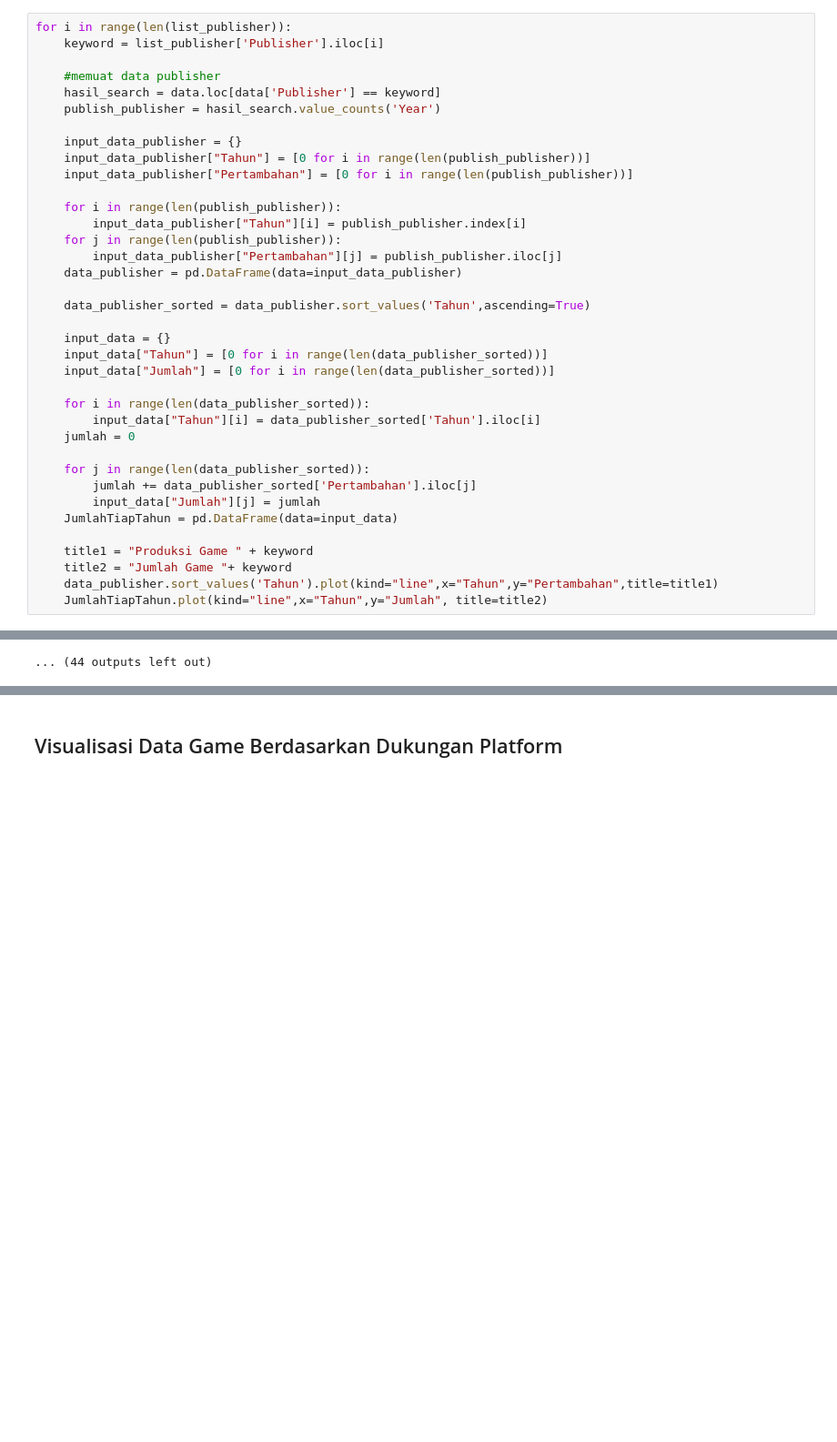
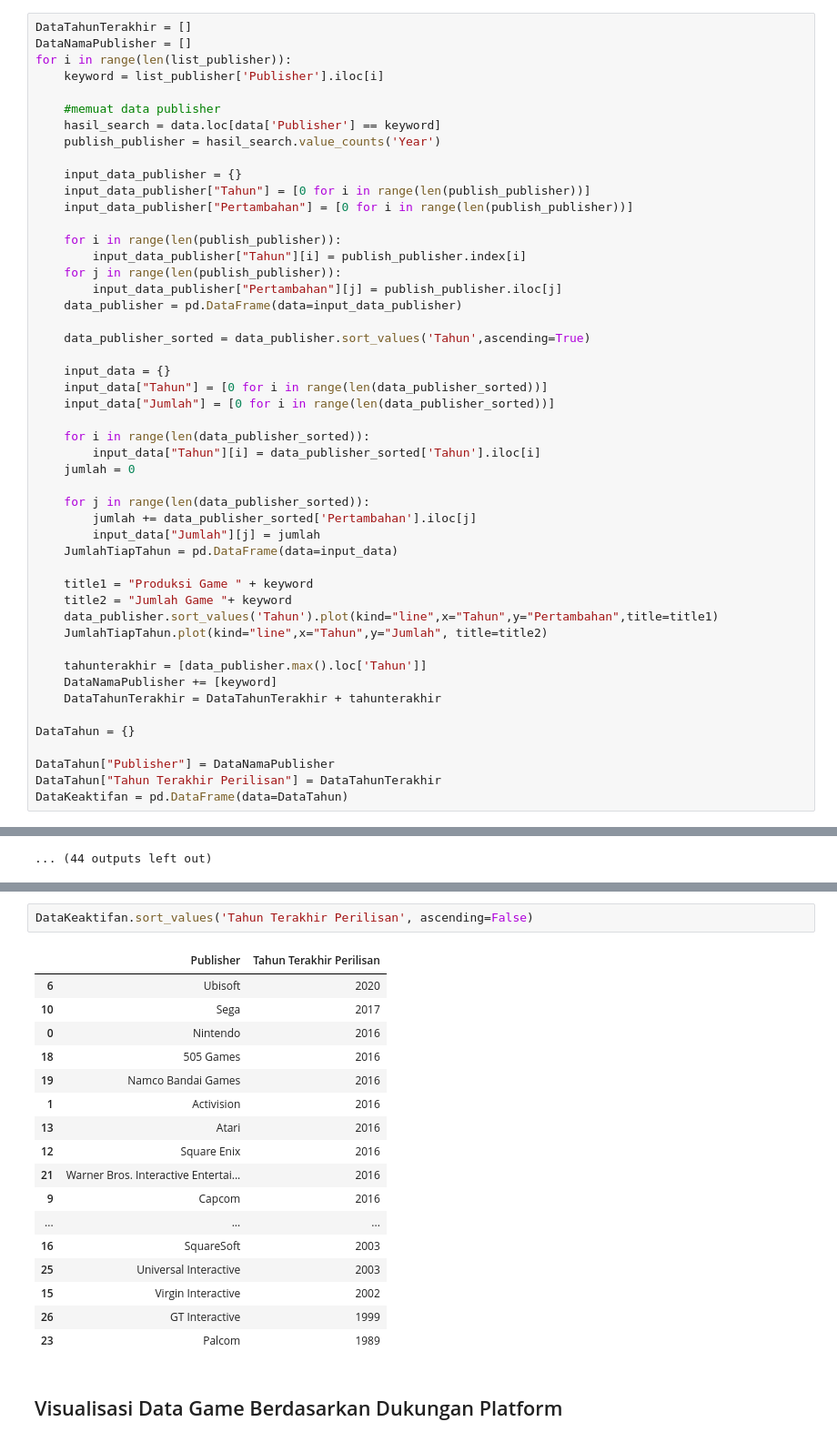
Before and after one commit to Astha47/Tugas-Besar-Analisis-Data-Kelompok-8, a Jupyter notebook: Main.ipynb, the cells around one changed output, grey strips where cells are left out. Shown at 91% size. Saved outputs shown, nothing was run; the diff lists cells and outputs as text; blank space fills up the shorter version.

Commit message:
Penambahan visualisasi data berdasarkan keaktivan publisher

```diff
--- a/Main.ipynb
+++ b/Main.ipynb
@@ -459,6 +463,8 @@ JumlahTiapTahun.plot(kind="line",x="Tahun",y="Jumlah", title=title2)
 # %% [markdown]
 ### Visualisasi Data Produksi Tiap Publisher
 # %%
+DataTahunTerakhir = []
+DataNamaPublisher = []
 for i in range(len(list_publisher)):
     keyword = list_publisher['Publisher'].iloc[i]
 
@@ -495,6 +501,16 @@ for i in range(len(list_publisher)):
     title2 = "Jumlah Game "+ keyword
     data_publisher.sort_values('Tahun').plot(kind="line",x="Tahun",y="Pertambahan",title=title1)
     JumlahTiapTahun.plot(kind="line",x="Tahun",y="Jumlah", title=title2)
+
+    tahunterakhir = [data_publisher.max().loc['Tahun']]
+    DataNamaPublisher += [keyword]
+    DataTahunTerakhir = DataTahunTerakhir + tahunterakhir
+
+DataTahun = {}
+
+DataTahun["Publisher"] = DataNamaPublisher
+DataTahun["Tahun Terakhir Perilisan"] = DataTahunTerakhir
+DataKeaktifan = pd.DataFrame(data=DataTahun)
 # %% [output]
 [figure]
 [figure]
@@ -512,3 +530,23 @@ for i in range(len(list_publisher)):
+# %%
+DataKeaktifan.sort_values('Tahun Terakhir Perilisan', ascending=False)
+# %% [output]
+|  | Publisher | Tahun Terakhir Perilisan |
+| 6 | Ubisoft | 2020 |
+| 10 | Sega | 2017 |
+| 0 | Nintendo | 2016 |
+| 18 | 505 Games | 2016 |
+| 19 | Namco Bandai Games | 2016 |
+| 1 | Activision | 2016 |
+| 13 | Atari | 2016 |
+| 12 | Square Enix | 2016 |
+| 21 | Warner Bros. Interactive Entertai... | 2016 |
+| 9 | Capcom | 2016 |
+| ... | ... | ... |
+| 16 | SquareSoft | 2003 |
+| 25 | Universal Interactive | 2003 |
+| 15 | Virgin Interactive | 2002 |
+| 26 | GT Interactive | 1999 |
+| 23 | Palcom | 1989 |
 # %% [markdown]
 ## Visualisasi Data Game Berdasarkan Dukungan Platform
 # %% [markdown]
```
Also changed, not shown: parts of 2 cells of this notebook.
